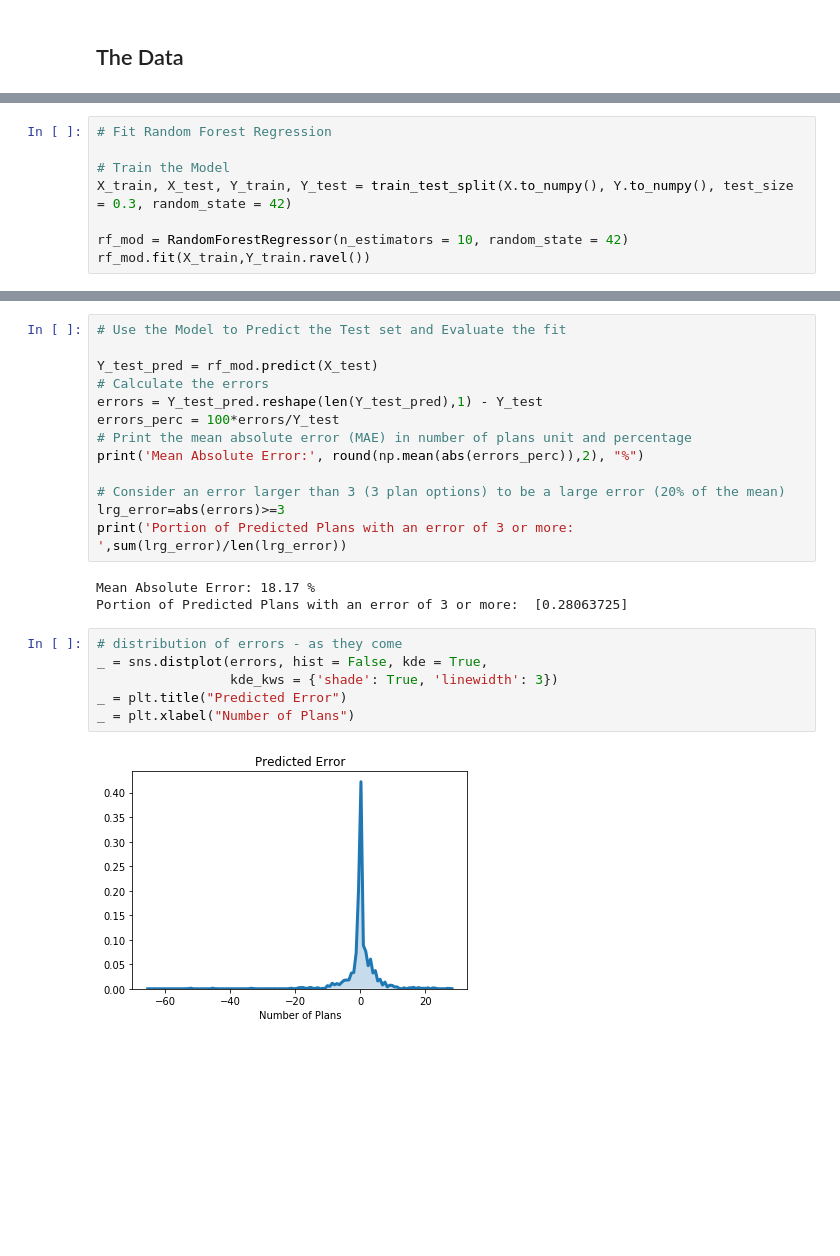
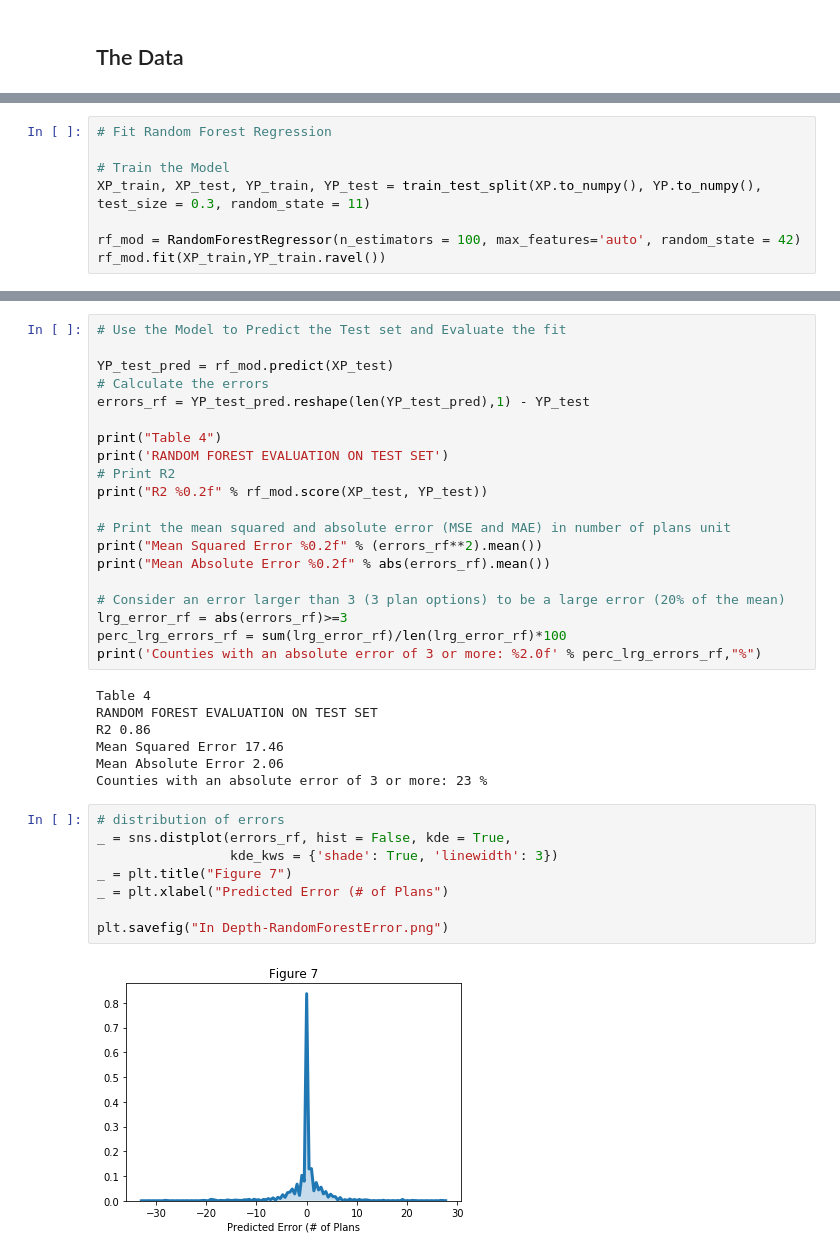
Before and after one commit to lg-42/Springboard_projects, a Jupyter notebook: CaptsonePr1/Capstone 1 - Prediction.ipynb, the cells around one changed output, grey strips where cells are left out. Drawn from its saved outputs; the diff is of its cells as text; blank space fills up the shorter version.

Commit message:
Predictive analysis notebook

```diff
--- a/CaptsonePr1/Capstone 1 - Prediction.ipynb
+++ b/CaptsonePr1/Capstone 1 - Prediction.ipynb
@@ -135,10 +237,10 @@ Pparty_Independent       -5.899188e+00 -3.707951e+00  7.406267e-07
 # Fit Random Forest Regression
 
 # Train the Model
-X_train, X_test, Y_train, Y_test = train_test_split(X.to_numpy(), Y.to_numpy(), test_size = 0.3, random_state = 42)
+XP_train, XP_test, YP_train, YP_test = train_test_split(XP.to_numpy(), YP.to_numpy(), test_size = 0.3, random_state = 11)
 
-rf_mod = RandomForestRegressor(n_estimators = 10, random_state = 42)
-rf_mod.fit(X_train,Y_train.ravel())
+rf_mod = RandomForestRegressor(n_estimators = 100, max_features='auto', random_state = 42)
+rf_mod.fit(XP_train,YP_train.ravel())
 # %% [output]
 RandomForestRegressor(bootstrap=True, criterion='mse', max_depth=None,
                       max_features='auto', max_leaf_nodes=None,
@@ -150,24 +284,37 @@ RandomForestRegressor(bootstrap=True, criterion='mse', max_depth=None,
 # %%
 # Use the Model to Predict the Test set and Evaluate the fit
 
-Y_test_pred = rf_mod.predict(X_test)
+YP_test_pred = rf_mod.predict(XP_test)
 # Calculate the errors
-errors = Y_test_pred.reshape(len(Y_test_pred),1) - Y_test
-errors_perc = 100*errors/Y_test
-# Print the mean absolute error (MAE) in number of plans unit and percentage
-print('Mean Absolute Error:', round(np.mean(abs(errors_perc)),2), "%")
+errors_rf = YP_test_pred.reshape(len(YP_test_pred),1) - YP_test
+
+print("Table 4")
+print('RANDOM FOREST EVALUATION ON TEST SET')
+# Print R2
+print("R2 %0.2f" % rf_mod.score(XP_test, YP_test))
+
+# Print the mean squared and absolute error (MSE and MAE) in number of plans unit
+print("Mean Squared Error %0.2f" % (errors_rf**2).mean())
+print("Mean Absolute Error %0.2f" % abs(errors_rf).mean())
 
 # Consider an error larger than 3 (3 plan options) to be a large error (20% of the mean)
-lrg_error=abs(errors)>=3
-print('Portion of Predicted Plans with an error of 3 or more: ',sum(lrg_error)/len(lrg_error))
+lrg_error_rf = abs(errors_rf)>=3
+perc_lrg_errors_rf = sum(lrg_error_rf)/len(lrg_error_rf)*100
+print('Counties with an absolute error of 3 or more: %2.0f' % perc_lrg_errors_rf,"%")
 # %% [output]
-Mean Absolute Error: 18.17 %
-Portion of Predicted Plans with an error of 3 or more:  [0.28063725]
+Table 4
+RANDOM FOREST EVALUATION ON TEST SET
+R2 0.86
+Mean Squared Error 17.46
+Mean Absolute Error 2.06
+Counties with an absolute error of 3 or more: 23 %
 # %%
-# distribution of errors - as they come
-_ = sns.distplot(errors, hist = False, kde = True,
+# distribution of errors
+_ = sns.distplot(errors_rf, hist = False, kde = True,
                  kde_kws = {'shade': True, 'linewidth': 3})
-_ = plt.title("Predicted Error")
-_ = plt.xlabel("Number of Plans")
+_ = plt.title("Figure 7")
+_ = plt.xlabel("Predicted Error (# of Plans")
+
+plt.savefig("In Depth-RandomForestError.png")
 # %% [output]
-[figure, old version]
+[figure, new version]
```
Also changed, not shown: parts of 23 cells of this notebook.
